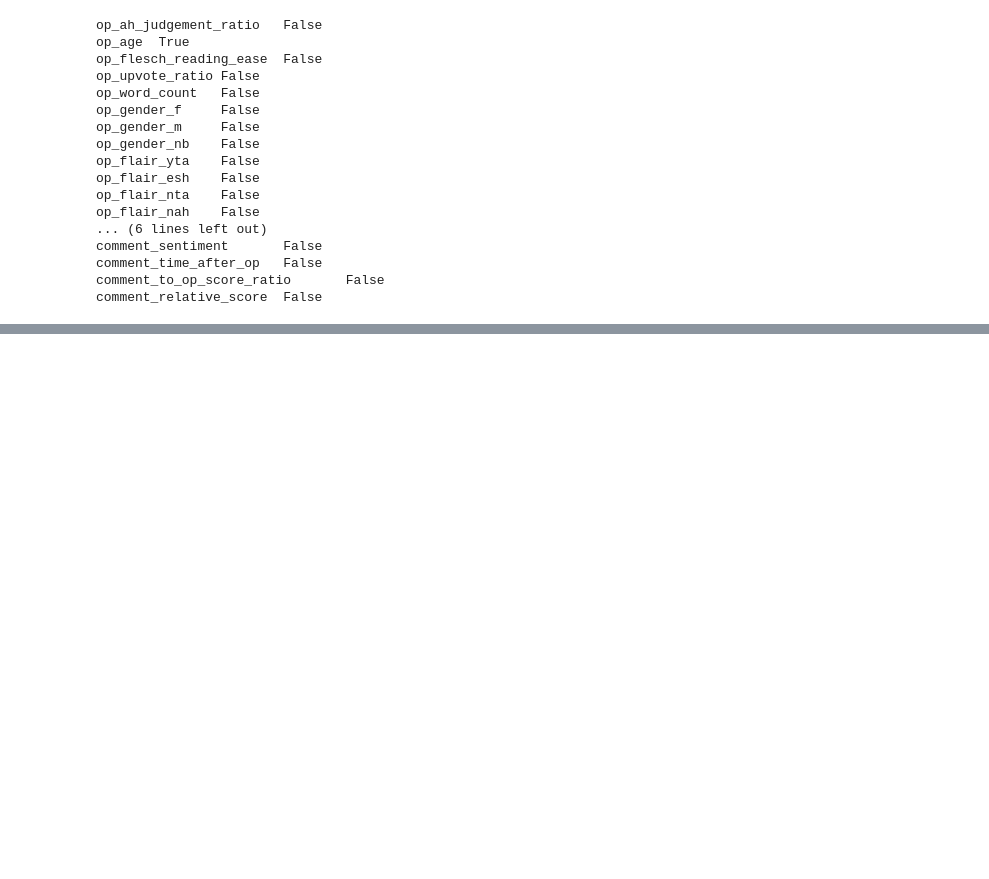
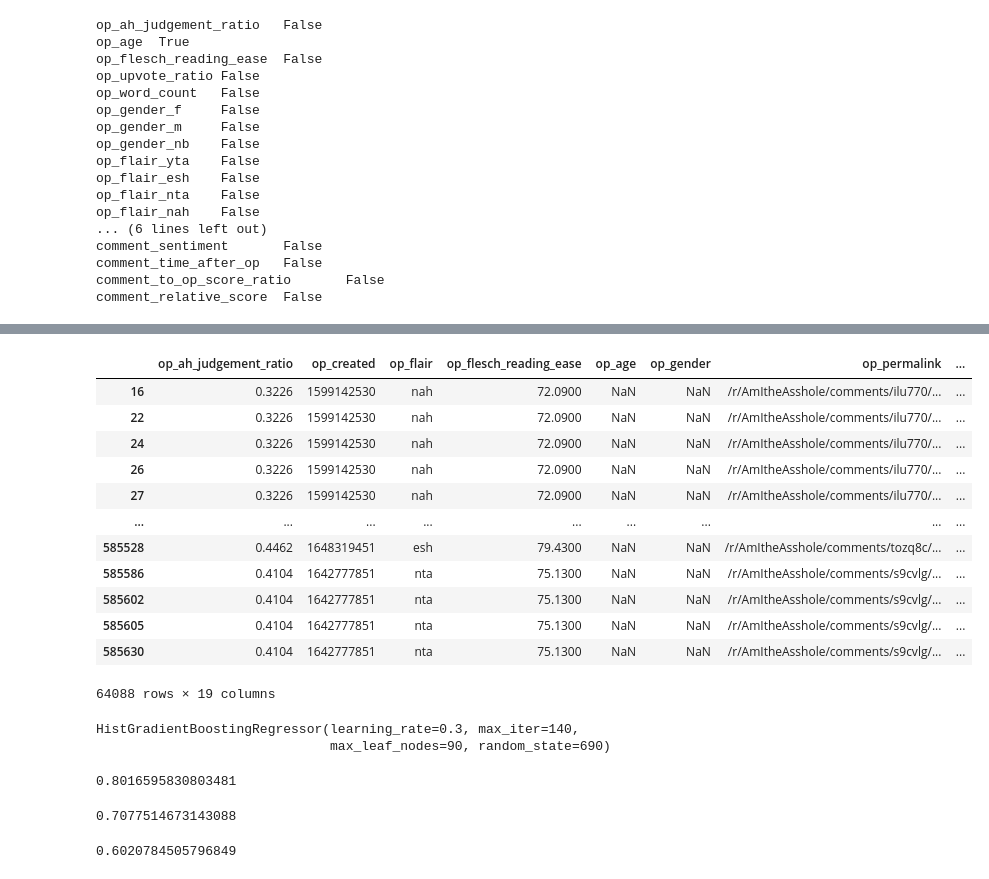
Before and after one commit to simon-andrews/aita-bias-analysis, a Jupyter notebook: notebooks/Preprocessing_and_GBRT.ipynb, the cells around one changed output, grey strips where cells are left out. Saved outputs shown, nothing was run; the diff lists cells and outputs as text; code cells hidden in the pictures; blank space fills up the shorter version.

```diff
--- a/notebooks/Preprocessing_and_GBRT.ipynb
+++ b/notebooks/Preprocessing_and_GBRT.ipynb
@@ -463,0 +509,21 @@ No data for colormapping provided via 'c'. Parameters 'vmin', 'vmax' will be ign
+# %%
+orig_X_test = df.loc[X_test.index].sort_index(); orig_X_test
+# %% [output]
+|  | op_ah_judgement_ratio | op_created | op_flair | op_flesch_reading_ease | op_age | op_gender | op_permalink | ... |
+| 16 | 0.3226 | 1599142530 | nah | 72.0900 | NaN | NaN | /r/AmItheAsshole/comments/ilu770/... | ... |
+| 22 | 0.3226 | 1599142530 | nah | 72.0900 | NaN | NaN | /r/AmItheAsshole/comments/ilu770/... | ... |
+| 24 | 0.3226 | 1599142530 | nah | 72.0900 | NaN | NaN | /r/AmItheAsshole/comments/ilu770/... | ... |
+| 26 | 0.3226 | 1599142530 | nah | 72.0900 | NaN | NaN | /r/AmItheAsshole/comments/ilu770/... | ... |
+| 27 | 0.3226 | 1599142530 | nah | 72.0900 | NaN | NaN | /r/AmItheAsshole/comments/ilu770/... | ... |
+| ... | ... | ... | ... | ... | ... | ... | ... | ... |
+| 585528 | 0.4462 | 1648319451 | esh | 79.4300 | NaN | NaN | /r/AmItheAsshole/comments/tozq8c/... | ... |
+| 585586 | 0.4104 | 1642777851 | nta | 75.1300 | NaN | NaN | /r/AmItheAsshole/comments/s9cvlg/... | ... |
+| 585602 | 0.4104 | 1642777851 | nta | 75.1300 | NaN | NaN | /r/AmItheAsshole/comments/s9cvlg/... | ... |
+| 585605 | 0.4104 | 1642777851 | nta | 75.1300 | NaN | NaN | /r/AmItheAsshole/comments/s9cvlg/... | ... |
+| 585630 | 0.4104 | 1642777851 | nta | 75.1300 | NaN | NaN | /r/AmItheAsshole/comments/s9cvlg/... | ... |
+64088 rows × 19 columns
+# %%
+model
+# %% [output]
+HistGradientBoostingRegressor(learning_rate=0.3, max_iter=140,
+                              max_leaf_nodes=90, random_state=690)
@@ -463,0 +572,14 @@ No data for colormapping provided via 'c'. Parameters 'vmin', 'vmax' will be ign
+# %%
+(op_actuals == op_judgements).mean()
+# %% [output]
+0.8016595830803481
+# %%
+(actuals == comment_judgements).mean()
+# %% [output]
+0.7077514673143088
+# %%
+from sklearn.metrics import cohen_kappa_score
+
+print(cohen_kappa_score(op_actuals, op_judgements))
+# %% [output]
+0.6020784505796849
```
Also changed, not shown: parts of 11 cells of this notebook, 1 other file.
